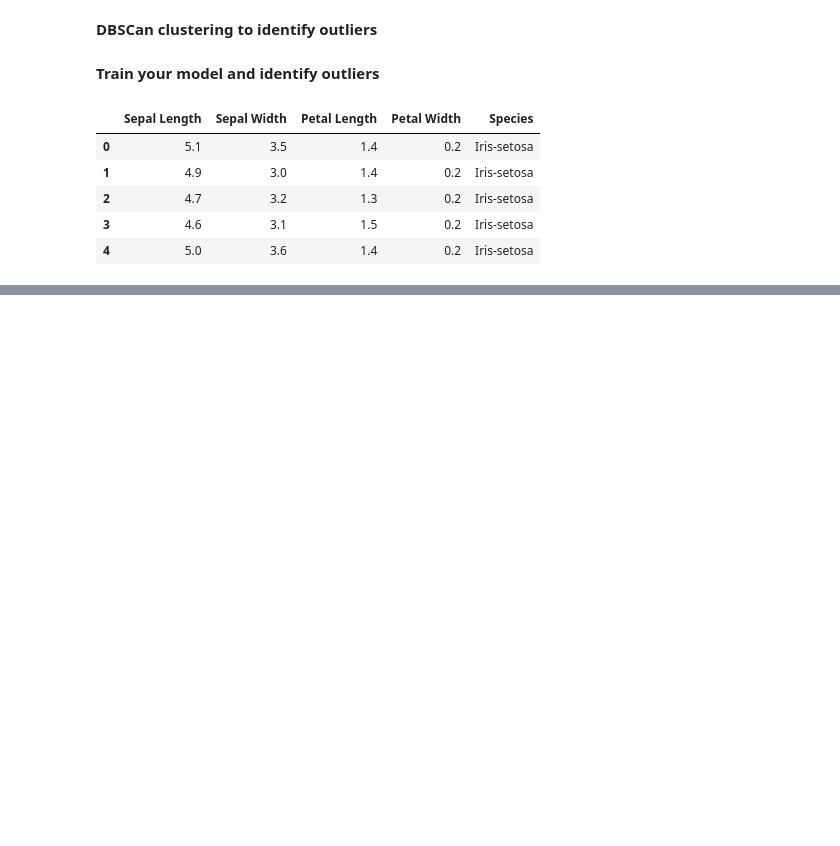
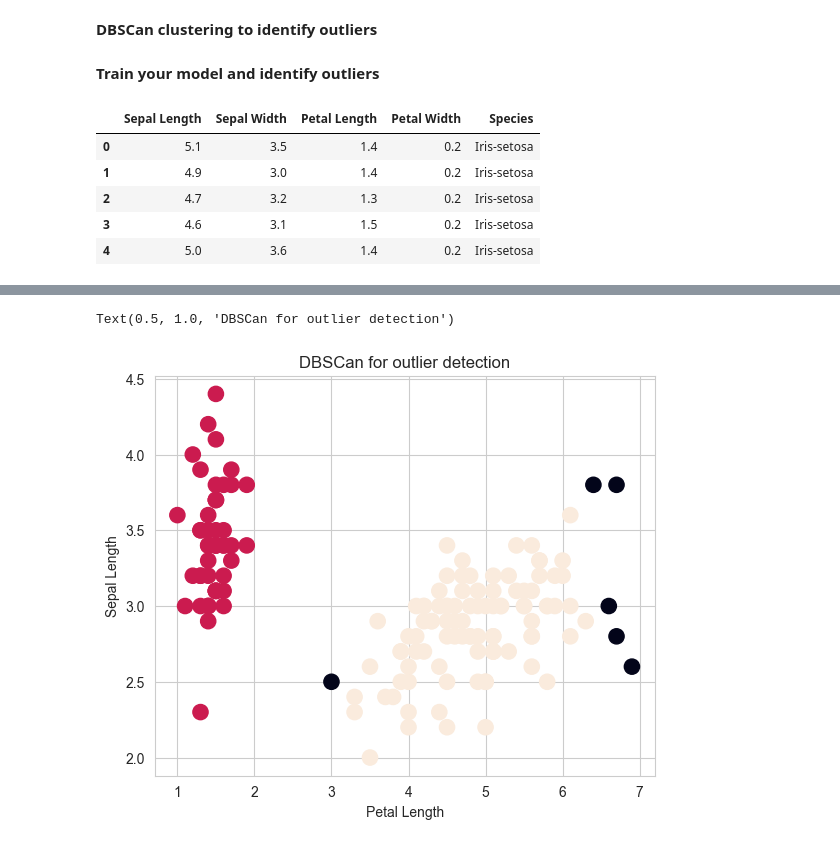
Before and after one commit to notemptylist/pyML, a Jupyter notebook: Chapter4-3.ipynb, the cells around one changed output, grey strips where cells are left out. Saved outputs shown, nothing was run; the diff lists cells and outputs as text; code cells hidden in the pictures; blank space fills up the shorter version.

```diff
--- a/Chapter4-3.ipynb
+++ b/Chapter4-3.ipynb
@@ -35,0 +34,3 @@ AttributeError: 'numpy.ndarray' object has no attribute 'head'
+# %%
+model = DBSCAN(eps=0.8, min_samples=19).fit(data)
+print(model)
@@ -35,0 +54,11 @@ AttributeError: 'numpy.ndarray' object has no attribute 'head'
+# %%
+fig = plt.figure()
+ax = fig.add_axes([.1, .1, 1, 1])
+colors = model.labels_
+ax.scatter(data[:,2], data[:,1], c=colors, s=120)
+ax.set_xlabel('Petal Length')
+ax.set_ylabel('Sepal Length')
+plt.title('DBSCan for outlier detection')
+# %% [output]
+Text(0.5, 1.0, 'DBSCan for outlier detection')
+[figure, added]
```
Also changed, not shown: parts of 4 cells of this notebook, 1 other file.
